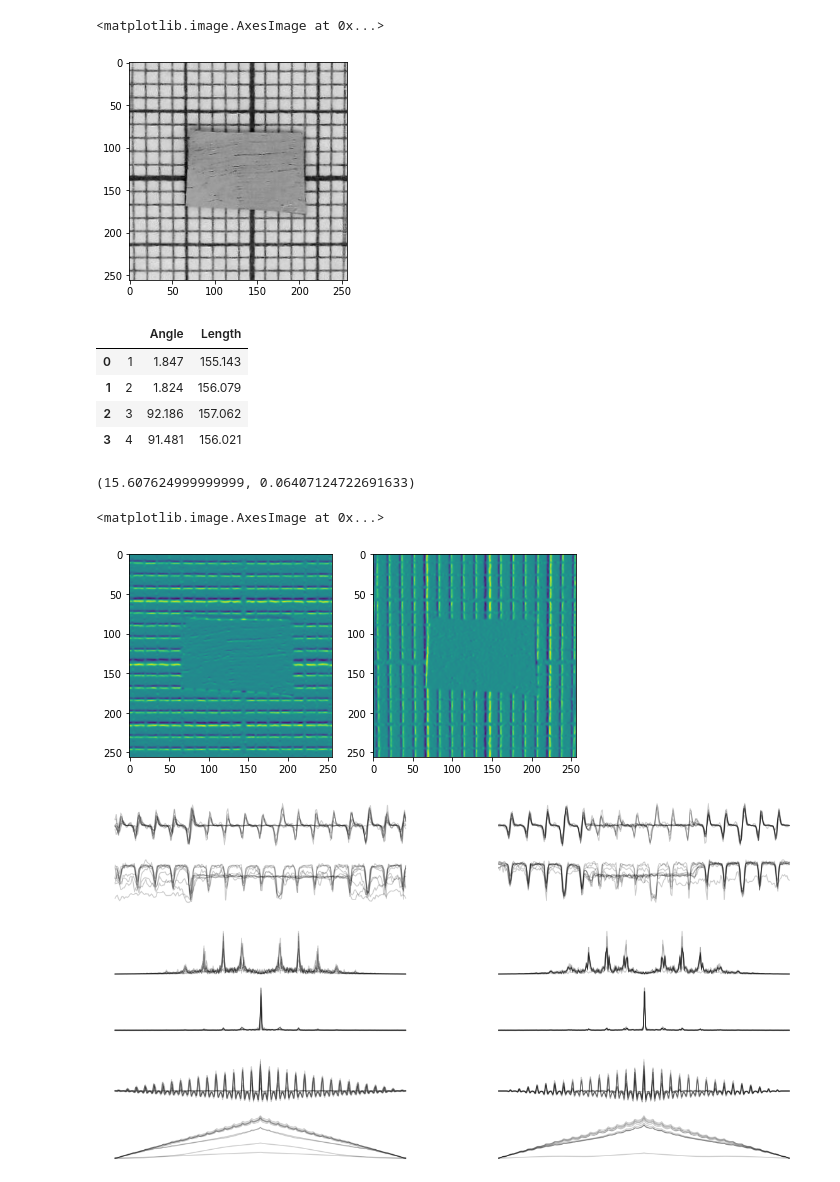
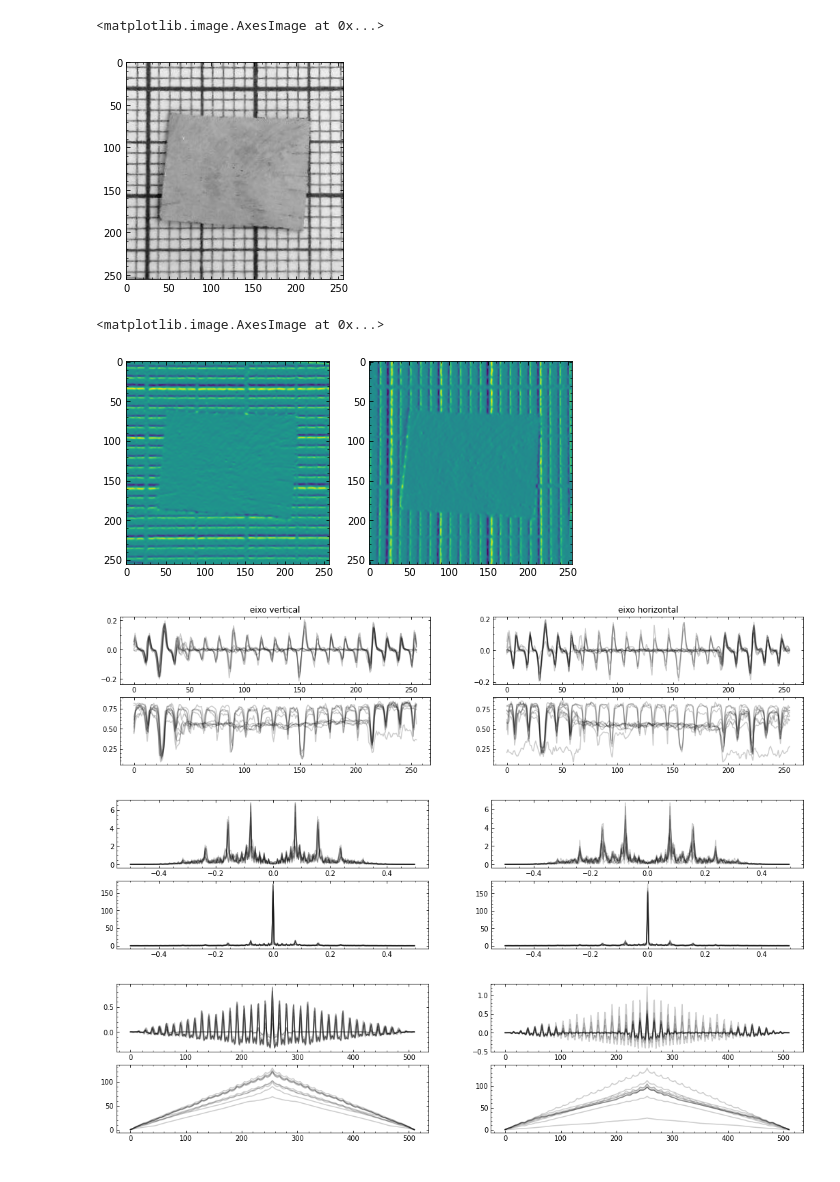
Before and after one commit to JairoSSantos/PAC-project, a Jupyter notebook: cnn/scale-detection-farid.ipynb, the cells around one changed output. Saved outputs shown, nothing was run; the diff lists cells and outputs as text; code cells hidden in the pictures.

```diff
--- a/cnn/scale-detection-farid.ipynb
+++ b/cnn/scale-detection-farid.ipynb
@@ -9,3 +9,11 @@ from skimage import filters
 from random import choice
 from scipy import signal
 from skimage.color import gray2rgb
+import matplotlib as mpl
+
+mpl.rcParams['xtick.minor.visible'] = True
+mpl.rcParams['xtick.top'] = True
+mpl.rcParams['xtick.direction'] = 'in'
+mpl.rcParams['ytick.minor.visible'] = True
+mpl.rcParams['ytick.right'] = True
+mpl.rcParams['ytick.direction'] = 'in'
@@ -33,26 +20,11 @@ s_areas
 # %%
-filename = choice(s_areas)
+filename = choice(os.listdir('dataset_original'))
 image = np.array(image_open(path.join('dataset_original', filename)))
 img = align(rgb2gray(image))
 plt.imshow(img, cmap='gray')
 # %% [output]
 <matplotlib.image.AxesImage at 0x...>
-[figure, old version]
+[figure, new version]
-# %%
-df_scale = pd.read_csv(path.join('dataset_original', '.'.join((*filename.split('.')[:-1], 'csv'))))
-df_scale
-# %% [output]
-|  |  | Angle | Length |
-| 0 | 1 | 1.847 | 155.143 |
-| 1 | 2 | 1.824 | 156.079 |
-| 2 | 3 | 92.186 | 157.062 |
-| 3 | 4 | 91.481 | 156.021 |
-# %%
-T = df_scale.Length.mean()/10
-f = 1/T
-T, f
-# %% [output]
-(15.607624999999999, 0.06407124722691633)
 # %%
 fig, axs = plt.subplots(1, 2, figsize=(8, 4))
 
@@ -63,26 +35,29 @@ axs[0].imshow(far_h)
 axs[1].imshow(far_v)
 # %% [output]
 <matplotlib.image.AxesImage at 0x...>
-[figure, old version]
+[figure, new version]
 # %%
-fig, axs = plt.subplots(2, 2, figsize=(20, 3))
-for ax in axs.flat: ax.axis('off')
+fig, axs = plt.subplots(2, 2, figsize=(18, 4))
+#for ax in axs.flat: ax.set_xlabel('píxel')
 
 for i in np.random.randint(0, len(img), 10):
     axs[0][0].plot(far_v[i], 'k-', alpha=0.2)
     axs[0][1].plot(far_h.T[i], 'k-', alpha=0.2)
     axs[1][0].plot(img[i], 'k-', alpha=0.2)
     axs[1][1].plot(img.T[i], 'k-', alpha=0.2)
 
+axs[0][0].set_title('eixo vertical')
+axs[0][1].set_title('eixo horizontal')
+
 plt.show()
 # %% [output]
-[figure, old version]
+[figure, new version]
 # %%
 def autocorr(x, mode='full'):
     return np.correlate(x, x, mode=mode)
 # %%
-fig, axs = plt.subplots(2, 2, figsize=(20, 3))
-for ax in axs.flat: ax.axis('off')
+fig, axs = plt.subplots(2, 2, figsize=(18, 4))
+#for ax in axs.flat: ax.axis('off')
 
 freq = np.fft.fftshift(np.fft.fftfreq(256, 1))
 
@@ -94,10 +69,10 @@ for i in np.random.randint(0, len(img), 10):
 
 plt.show()
 # %% [output]
-[figure, old version]
+[figure, new version]
 # %%
-fig, axs = plt.subplots(2, 2, figsize=(20, 3))
-for ax in axs.flat: ax.axis('off')
+fig, axs = plt.subplots(2, 2, figsize=(18, 4))
+#for ax in axs.flat: ax.axis('off')
 
 for i in np.random.randint(0, len(img), 10):
     axs[0][0].plot(autocorr(far_v[i]), 'k-', alpha=0.2)
@@ -107,5 +82,5 @@ for i in np.random.randint(0, len(img), 10):
 
 plt.show()
 # %% [output]
-[figure, old version]
+[figure, new version]
 # %%
```
Also changed, not shown: parts of 10 cells of this notebook, 24 other files.
